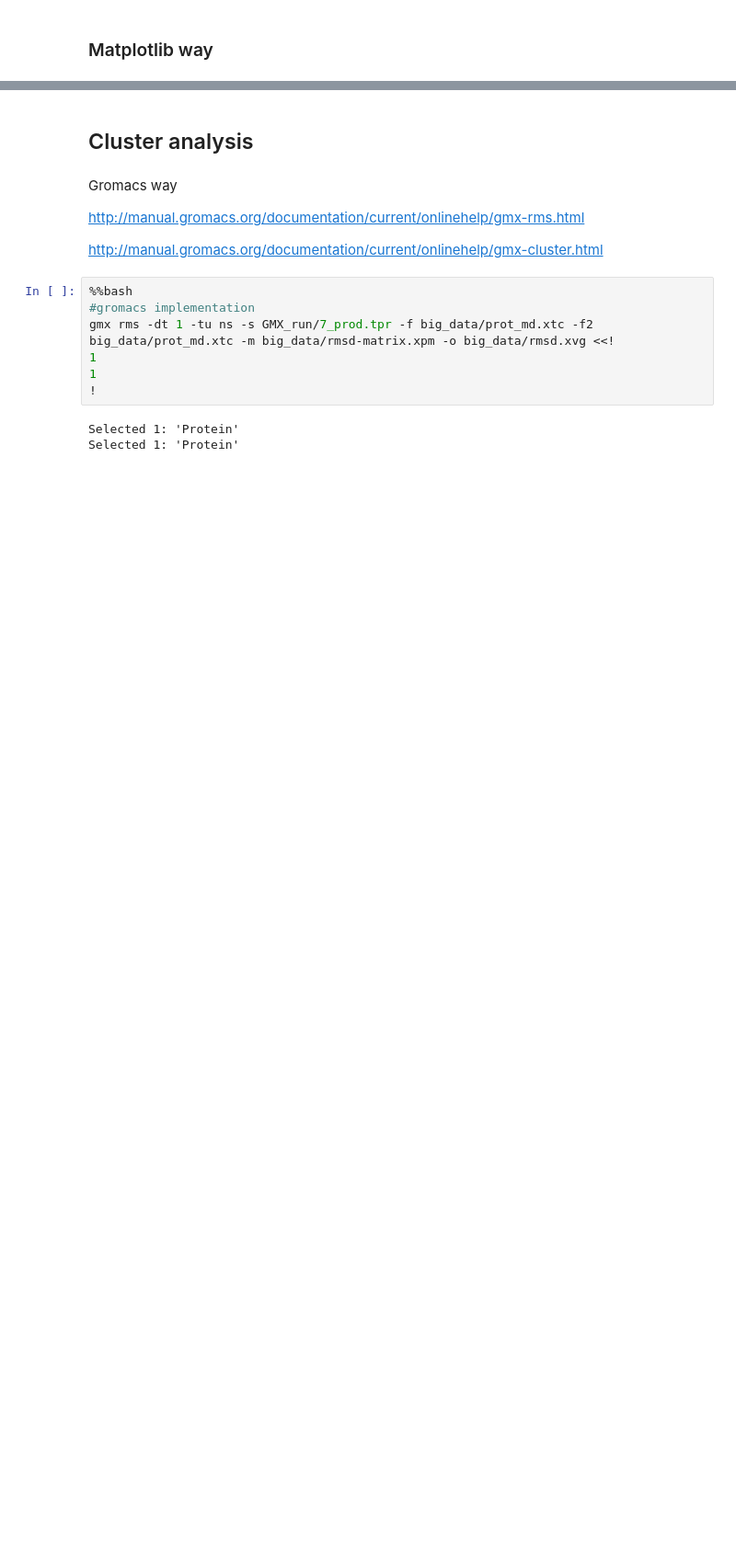
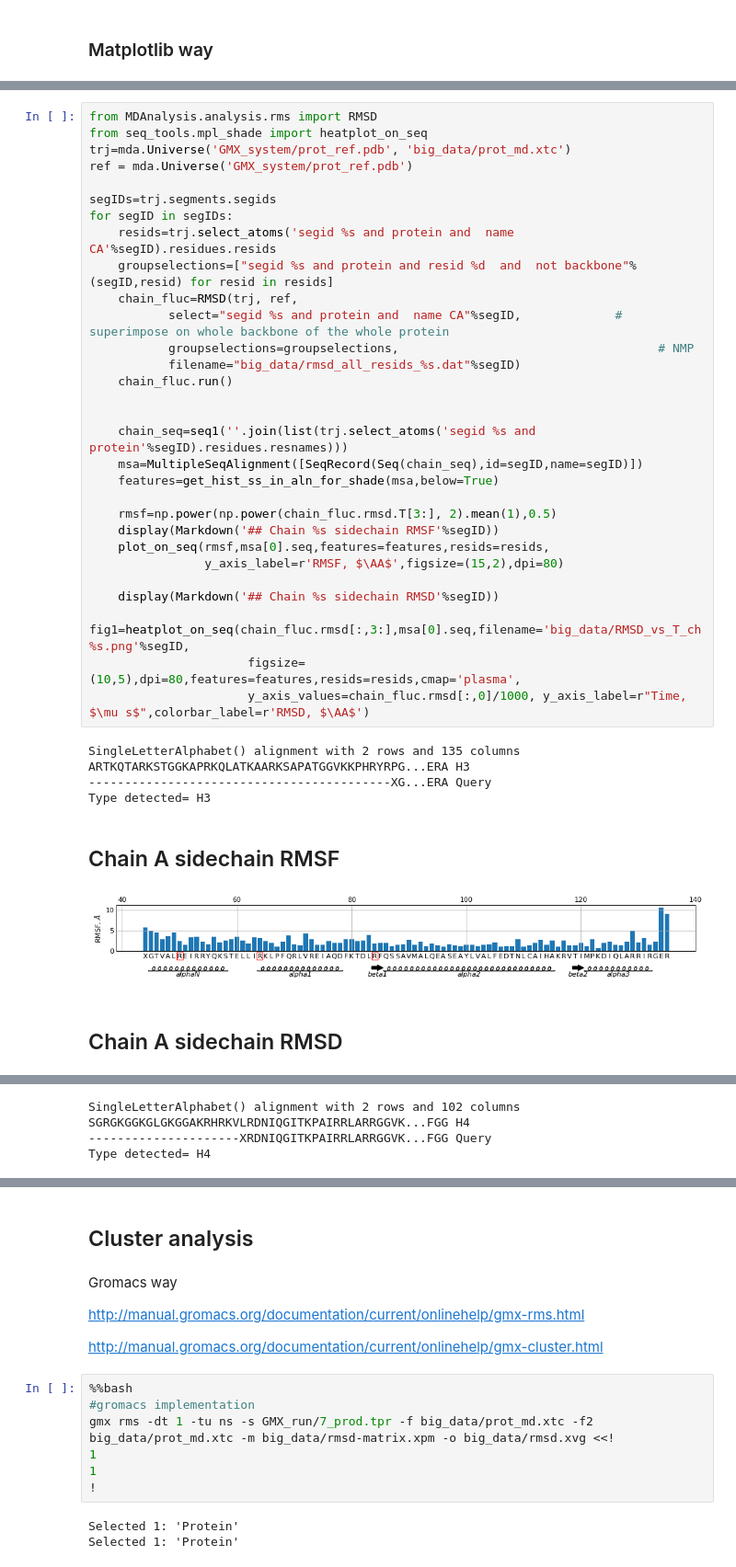
Before and after one commit to chemlove/gmx_template, a Jupyter notebook: 6_1_basic_analysis.ipynb, the cells around one changed output, grey strips where cells are left out. Shown at 92% size. Cells and saved outputs as stored; diff of their text form; blank space fills up the shorter version.

```diff
--- a/6_1_basic_analysis.ipynb
+++ b/6_1_basic_analysis.ipynb
@@ -230 +303,39 @@ We need to make plot as above but for side chains. The charactristic now is RMSF
 We need to make 2D heatplots showing a) C-alphas position deviation from X-ray, b) side chain RMSD, along the sequence in time.
+# %%
+from MDAnalysis.analysis.rms import RMSD
+from seq_tools.mpl_shade import heatplot_on_seq
+trj=mda.Universe('GMX_system/prot_ref.pdb', 'big_data/prot_md.xtc')
+ref = mda.Universe('GMX_system/prot_ref.pdb')
+
+segIDs=trj.segments.segids
+for segID in segIDs:
+    resids=trj.select_atoms('segid %s and protein and  name CA'%segID).residues.resids
+    groupselections=["segid %s and protein and resid %d  and  not backbone"%(segID,resid) for resid in resids]
+    chain_fluc=RMSD(trj, ref,
+           select="segid %s and protein and  name CA"%segID,             # superimpose on whole backbone of the whole protein
+           groupselections=groupselections,                                    # NMP
+           filename="big_data/rmsd_all_resids_%s.dat"%segID)
+    chain_fluc.run()
+
+
+    chain_seq=seq1(''.join(list(trj.select_atoms('segid %s and protein'%segID).residues.resnames)))
+    msa=MultipleSeqAlignment([SeqRecord(Seq(chain_seq),id=segID,name=segID)])
+    features=get_hist_ss_in_aln_for_shade(msa,below=True)
+
+    rmsf=np.power(np.power(chain_fluc.rmsd.T[3:], 2).mean(1),0.5)
+    display(Markdown('## Chain %s sidechain RMSF'%segID))
+    plot_on_seq(rmsf,msa[0].seq,features=features,resids=resids,
+                y_axis_label=r'RMSF, $\AA$',figsize=(15,2),dpi=80)
+
+    display(Markdown('## Chain %s sidechain RMSD'%segID))
+    fig1=heatplot_on_seq(chain_fluc.rmsd[:,3:],msa[0].seq,filename='big_data/RMSD_vs_T_ch%s.png'%segID,
+                      figsize=(10,5),dpi=80,features=features,resids=resids,cmap='plasma',
+                      y_axis_values=chain_fluc.rmsd[:,0]/1000, y_axis_label=r"Time, $\mu s$",colorbar_label=r'RMSD, $\AA$')
+# %% [output]
+SingleLetterAlphabet() alignment with 2 rows and 135 columns
+ARTKQTARKSTGGKAPRKQLATKAARKSAPATGGVKKPHRYRPG...ERA H3
+------------------------------------------XG...ERA Query
+Type detected= H3
+## Chain A sidechain RMSF
+[figure, added]
+## Chain A sidechain RMSD
@@ -230,0 +343,4 @@ We need to make 2D heatplots showing a) C-alphas position deviation from X-ray,
+SingleLetterAlphabet() alignment with 2 rows and 102 columns
+SGRGKGGKGLGKGGAKRHRKVLRDNIQGITKPAIRRLARRGGVK...FGG H4
+---------------------XRDNIQGITKPAIRRLARRGGVK...FGG Query
+Type detected= H4
```
Also changed, not shown: parts of 6 cells of this notebook, 1 other file.
